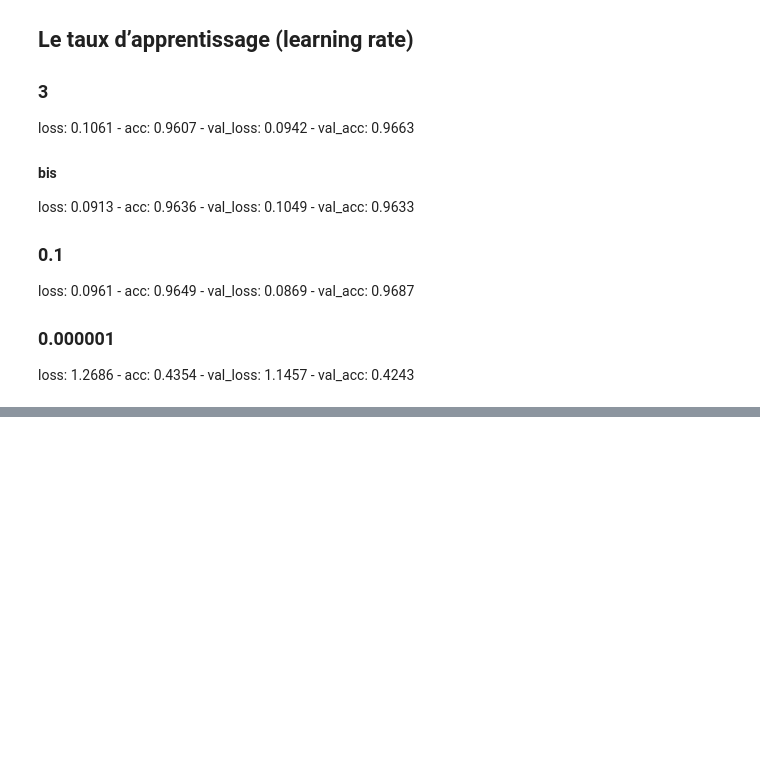
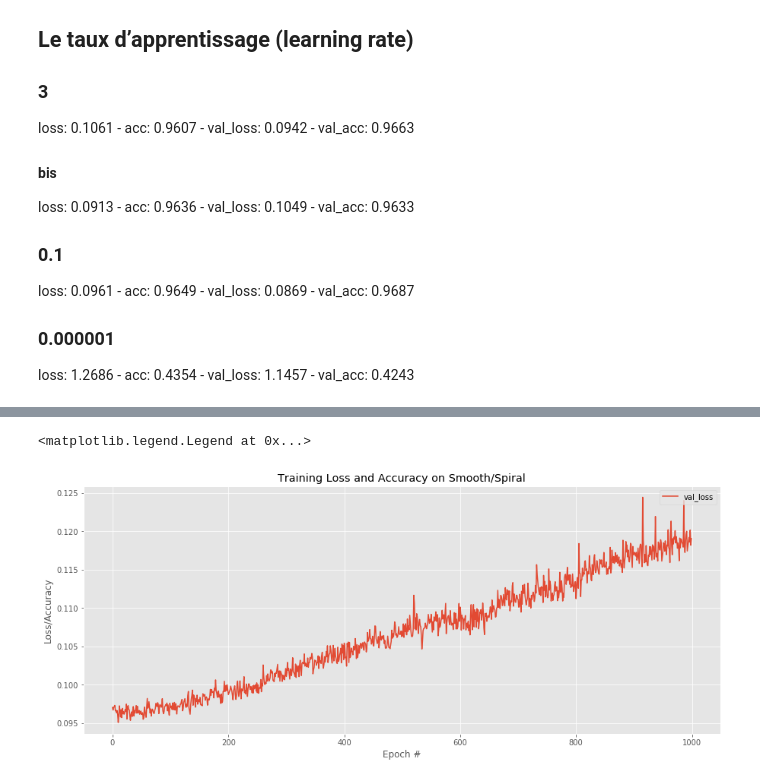
Before and after one commit to lodtan/gti770-tp3, a Jupyter notebook: tp3 - tan.ipynb, the cells around one changed output, grey strips where cells are left out. Saved outputs shown, nothing was run; the diff lists cells and outputs as text; code cells hidden in the pictures; blank space fills up the shorter version.

```diff
--- a/tp3 - tan.ipynb
+++ b/tp3 - tan.ipynb
@@ -325,0 +361,12 @@ plt.savefig("search_overfit.png")
+# %%
+plt.style.use("ggplot")
+plt.figure(figsize=(15, 6))
+N = n_epochs
+plt.plot(np.arange(0, N), H.history["val_loss"], label="val_loss")
+plt.title("Training Loss and Accuracy on Smooth/Spiral")
+plt.xlabel("Epoch #")
+plt.ylabel("Loss/Accuracy")
+plt.legend(loc="upper right")
+# %% [output]
+<matplotlib.legend.Legend at 0x...>
+[figure, added]
```
Also changed, not shown: parts of 12 cells of this notebook, 3 other files.
